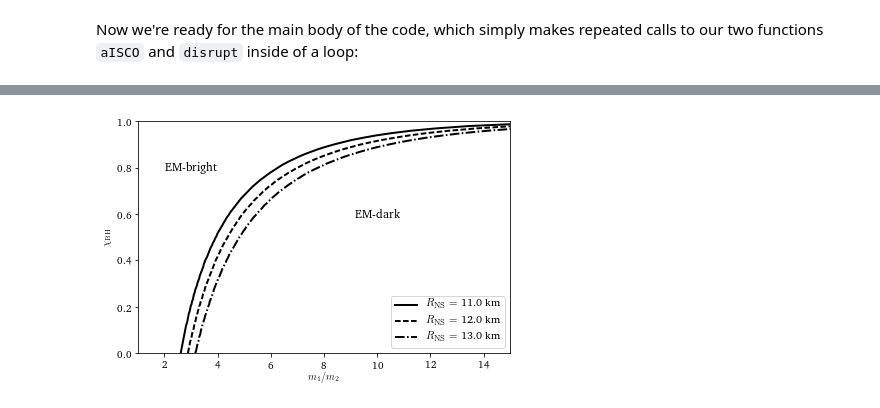
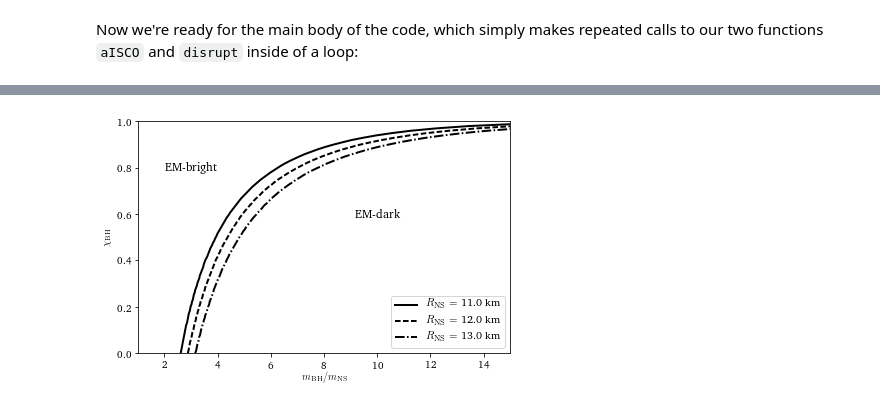
Before and after one commit to alurban/mentoring, a Jupyter notebook: tidal_distortion/disruption/disruption_point.ipynb, the cells around one changed output, grey strips where cells are left out. Cells and saved outputs as stored; diff of their text form; code cells hidden in the pictures.

```diff
--- a/tidal_distortion/disruption/disruption_point.ipynb
+++ b/tidal_distortion/disruption/disruption_point.ipynb
@@ -120,27 +120,27 @@ Finally, our second plot visualizes where the boundary between EM-bright and EM-
 # %%
 # For each NS radius, plot the boundary where a_td = a_ISCO as a function of BH mass and spin.
 chi_BH = np.linspace(0, 0.999, 100)  # range of BH spins
 q = [ np.array([]) for i in xrange(len(R_NS)) ]
 for x in chi_BH:
     ISCO = aISCO(masses, x)
     for i in xrange(len(R_NS)):
         q[i] = np.append( q[i], masses[np.abs(atd[i]/ISCO - 1).argmin()] / m_NS )
 
 fig = plt.figure( figsize=(6, 4) )
 ax = fig.add_subplot(1, 1, 1)
 for i in xrange(len(R_NS)):
     ax.plot(q[i], chi_BH, 'k', linestyle=ls[i], linewidth=2.,
             label=r'$R_{\rm NS} =$ %.1f km' % (R_NS[i]/1e3))
 ax.set_xlim([1, 15])
-ax.set_xlabel('$m_1/m_2$')
+ax.set_xlabel(r'$m_{\rm BH}/m_{\rm NS}$')
 ax.set_ylim([0, 1])
 ax.set_ylabel(r'$\chi_{\rm BH}$')
 ax.annotate('EM-dark', xy=(10, 0.6), xycoords='data', size=12, ha="center", va="center")
 ax.annotate('EM-bright', xy=(3, 0.8), xycoords='data', size=12, ha="center", va="center")
 ax.xaxis.set_major_formatter(ticker.FormatStrFormatter("%d"))
 ax.yaxis.set_major_formatter(ticker.FormatStrFormatter("%.1f"))
 ax.legend(loc=4, fontsize=11, fancybox=True)
 fig.tight_layout()
 plt.savefig('qchi_diagram.pdf')
 # %% [output]
-[figure, old version]
+[figure, new version]
```
Also changed, not shown: parts of 10 cells of this notebook, 1 other file.
